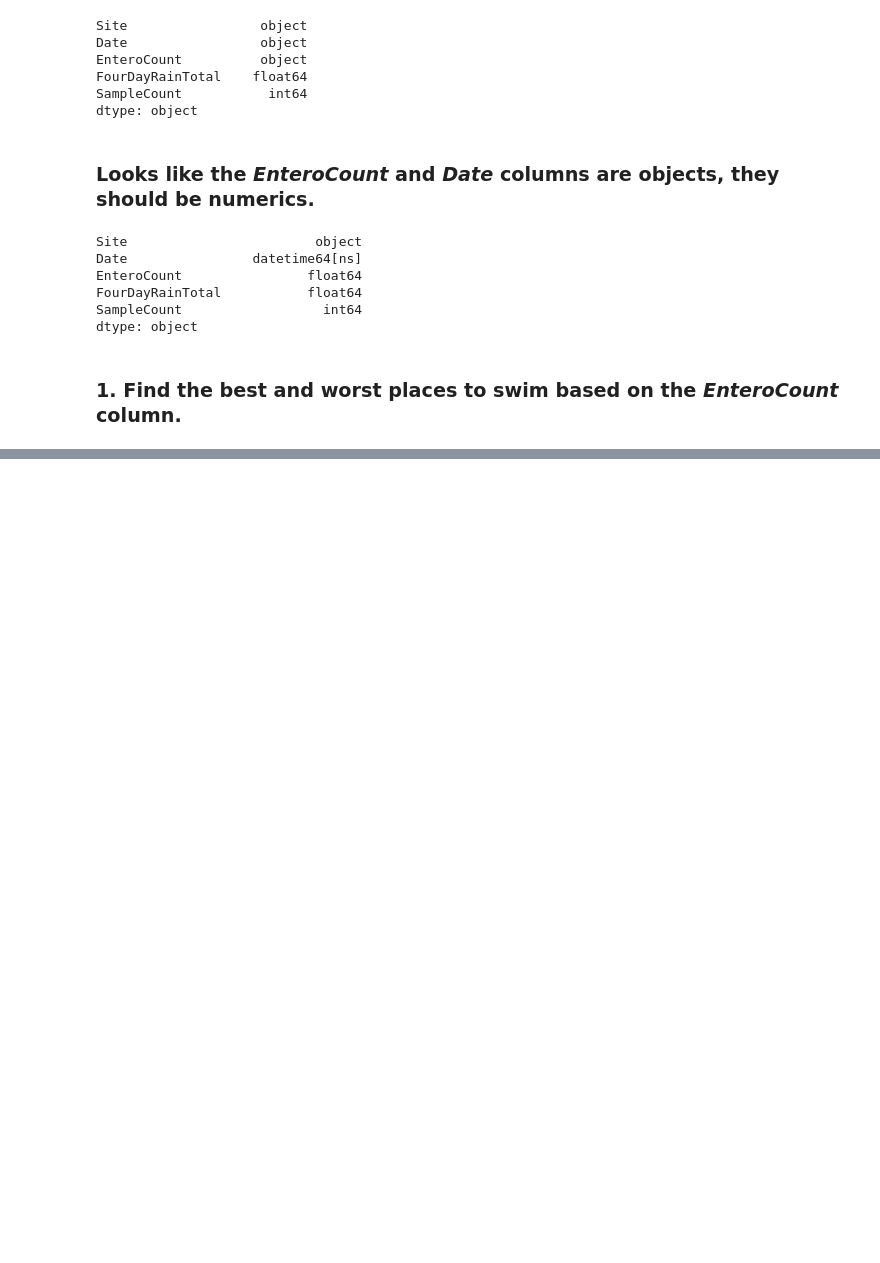
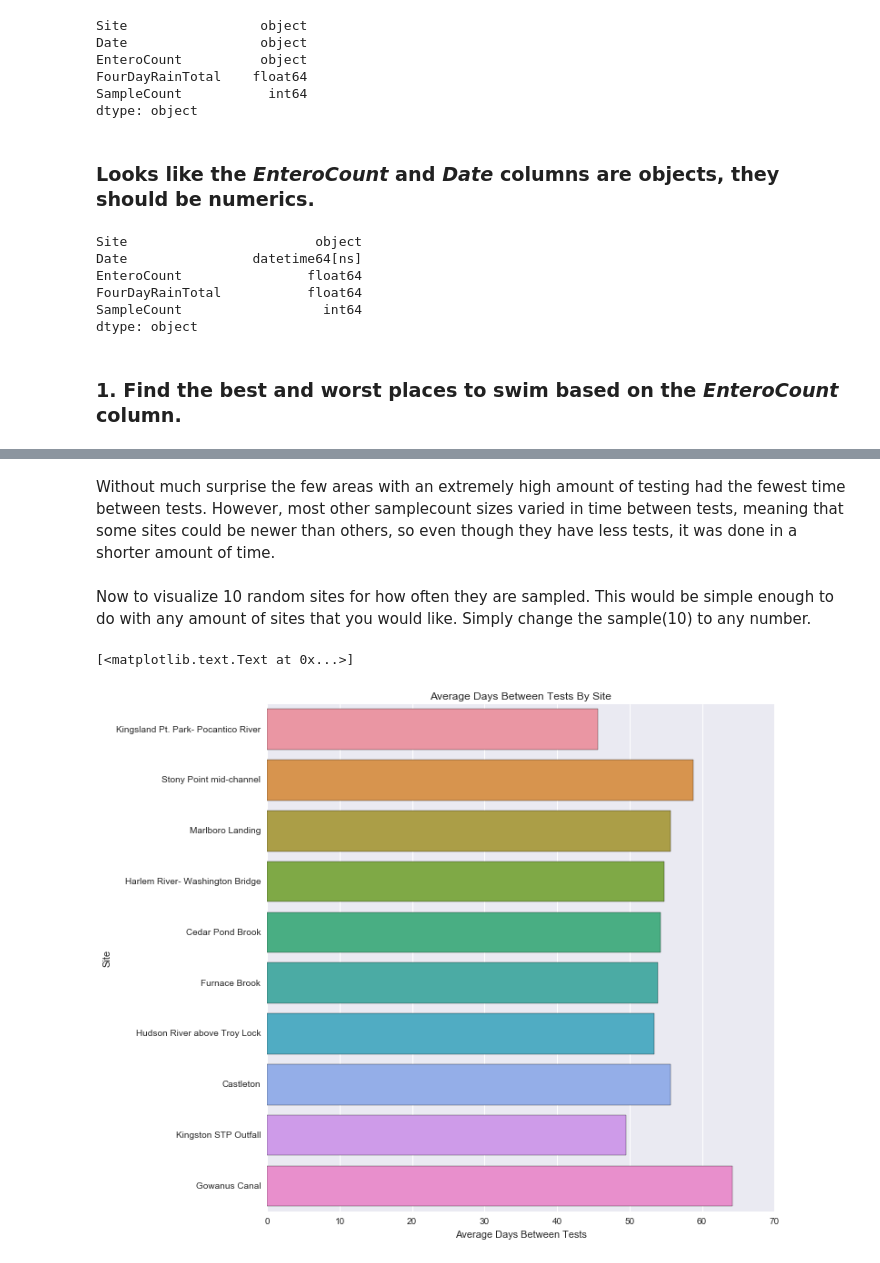
Before and after one commit to maxwagner/608, a Jupyter notebook: lecture4/mwagner_m4.ipynb, the cells around one changed output, grey strips where cells are left out. Cells and saved outputs as stored; diff of their text form; code cells hidden in the pictures; blank space fills up the shorter version.

```diff
--- a/lecture4/mwagner_m4.ipynb
+++ b/lecture4/mwagner_m4.ipynb
@@ -82,0 +160,3 @@ rf_worst
+# %%
+rf_dates_sc.to_csv('avgsampledist.csv')
+rf_dates_sc = pd.read_csv('avgsampledist.csv')
@@ -82,0 +195,15 @@ rf_worst
+# %% [markdown]
+Without much surprise the few areas with an extremely high amount of testing had the fewest time between tests. However, most other samplecount sizes varied in time between tests, meaning that some sites could be newer than others, so even though they have less tests, it was done in a shorter amount of time.
+# %% [markdown]
+Now to visualize 10 random sites for how often they are sampled. This would be simple enough to do with any amount of sites that you would like. Simply change the sample(10) to any number.
+# %%
+# pick 10 random rows to visualize
+rf_dates_vis = rf_dates_sc.sample(10)
+
+plt.figure(figsize = (10,10))
+rf_bar = sns.barplot(data = rf_dates_vis, x ="AvgDaysBetween", y="Site")
+rf_bar.set_title("Average Days Between Tests By Site")
+rf_bar.set(xlabel = "Average Days Between Tests")
+# %% [output]
+[<matplotlib.text.Text at 0x...>]
+[figure, added]
```
Also changed, not shown: parts of 24 cells of this notebook, 17 other files.
